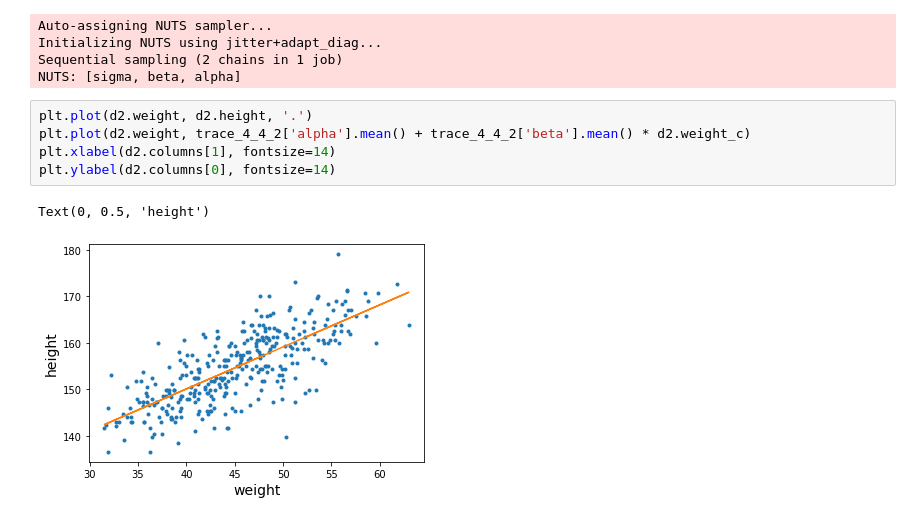
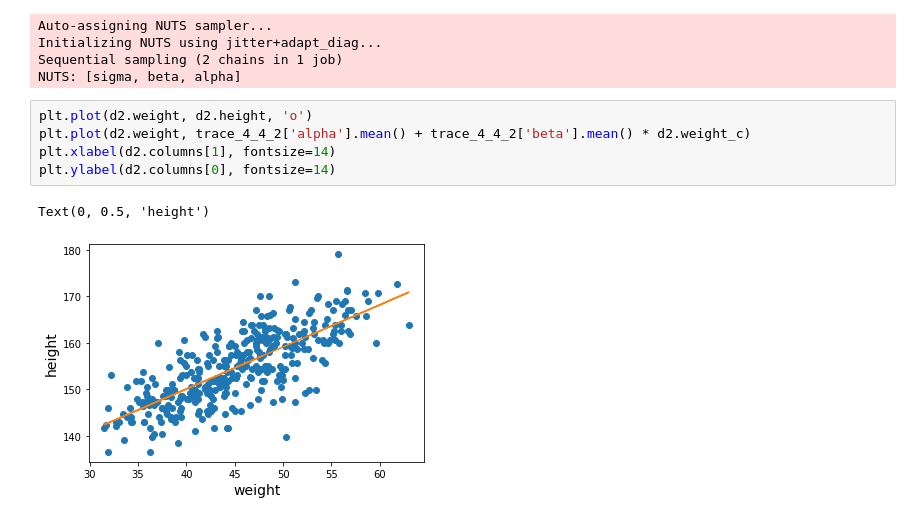
Before and after one commit to yebenbenben/Statistical-Rethinking-with-Python-and-PyMC3, a Jupyter notebook: Ch4.ipynb, the cells around one changed output. Drawn from its saved outputs; the diff is of its cells as text.

```diff
--- a/Ch4.ipynb
+++ b/Ch4.ipynb
@@ -60,10 +76,10 @@ Initializing NUTS using jitter+adapt_diag...
 Sequential sampling (2 chains in 1 job)
 NUTS: [sigma, beta, alpha]
 # %%
-plt.plot(d2.weight, d2.height, '.')
+plt.plot(d2.weight, d2.height, 'o')
 plt.plot(d2.weight, trace_4_4_2['alpha'].mean() + trace_4_4_2['beta'].mean() * d2.weight_c)
 plt.xlabel(d2.columns[1], fontsize=14)
 plt.ylabel(d2.columns[0], fontsize=14)
 # %% [output]
 Text(0, 0.5, 'height')
-[figure, old version]
+[figure, new version]
```
Also changed, not shown: parts of 5 cells of this notebook.
